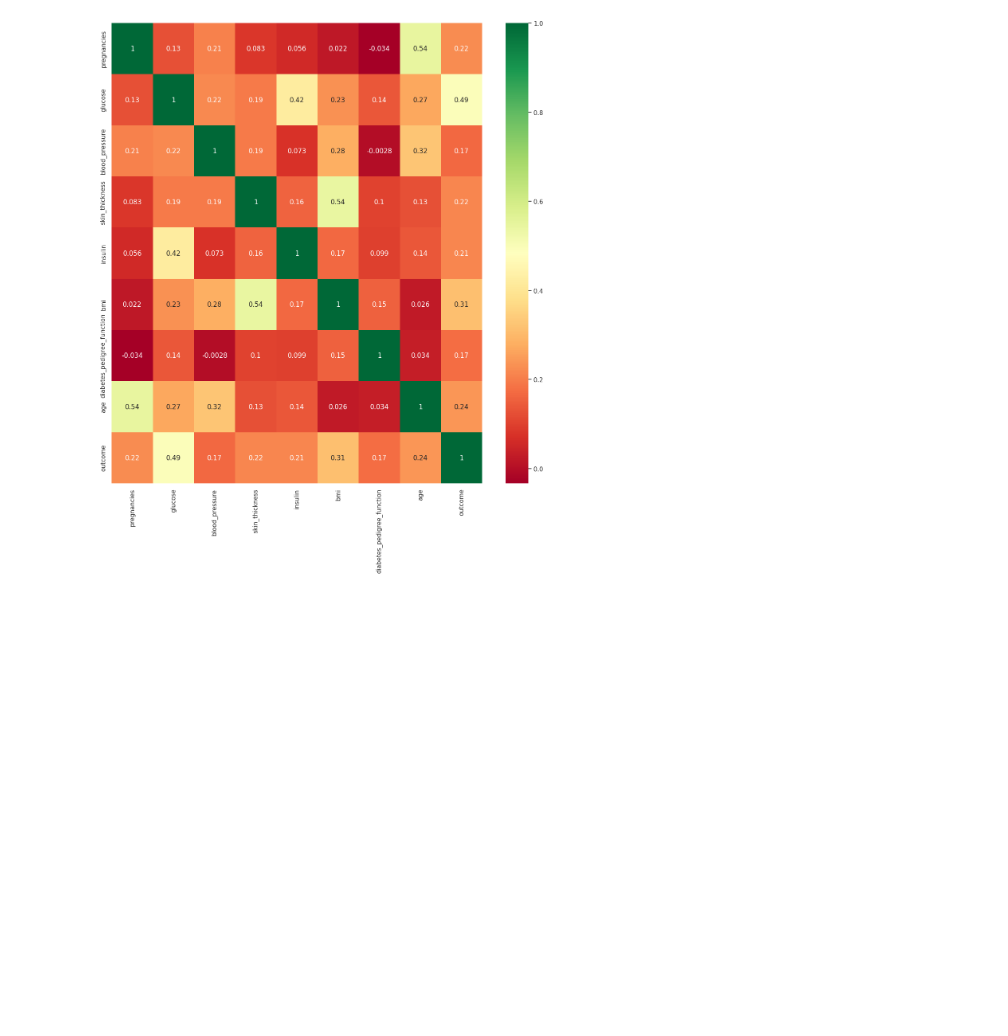
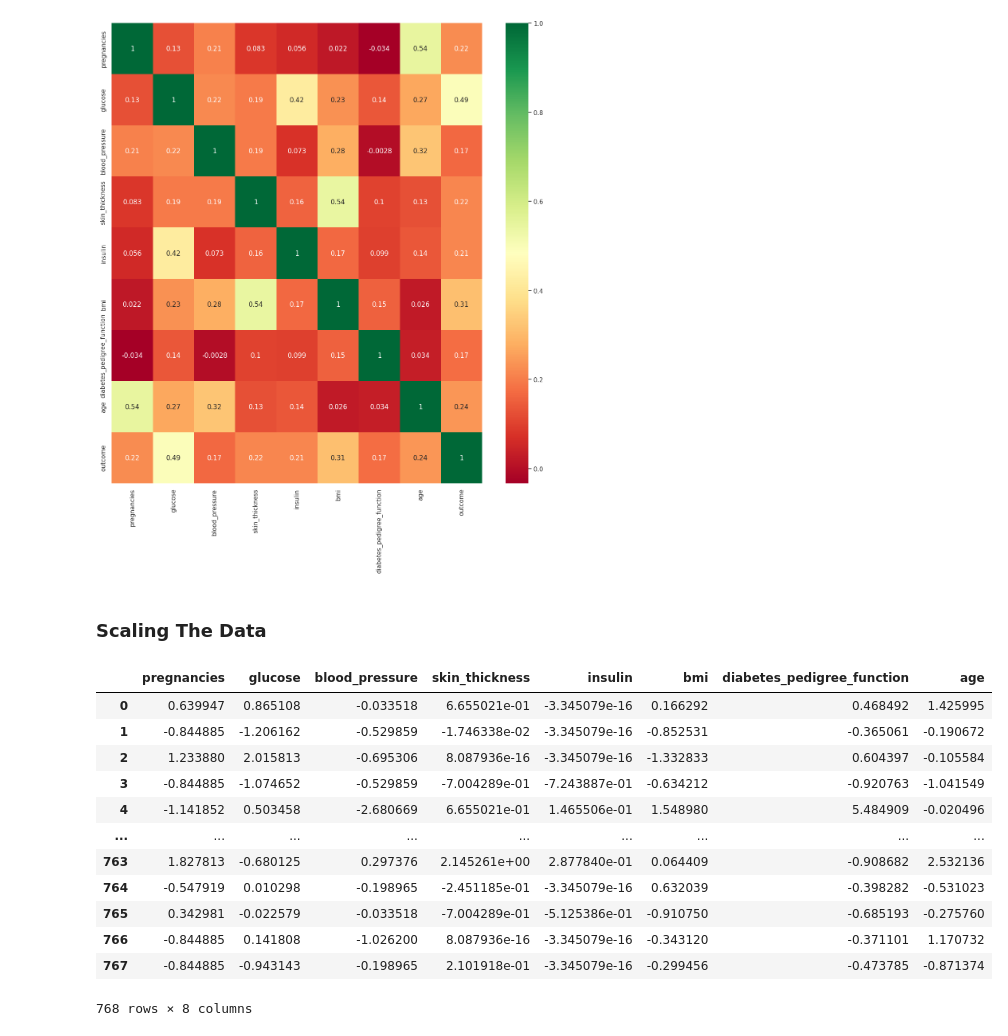
Before and after one commit to marina04-dev/Jupyter_Notebooks, a Jupyter notebook: Diabetes_Prediction.ipynb, the cells around one changed output. Drawn from its saved outputs; the diff is of its cells as text; code cells hidden in the pictures; blank space fills up the shorter version.

```diff
--- a/Diabetes_Prediction.ipynb
+++ b/Diabetes_Prediction.ipynb
@@ -284,3 +284,23 @@ plt.figure(figsize=(15,15))
 p = sns.heatmap(data.corr(), annot=True, cmap='RdYlGn')
 # %% [output]
 [figure]
+# %% [markdown]
+### **Scaling** **The** **Data**
+# %%
+scaler_X = StandardScaler()
+X = pd.DataFrame(scaler_X.fit_transform(data.drop('outcome', axis=1)), columns=data.drop('outcome', axis=1).columns)
+X
+# %% [output]
+|  | pregnancies | glucose | blood_pressure | skin_thickness | insulin | bmi | diabetes_pedigree_function | age |
+| 0 | 0.639947 | 0.865108 | -0.033518 | 6.655021e-01 | -3.345079e-16 | 0.166292 | 0.468492 | 1.425995 |
+| 1 | -0.844885 | -1.206162 | -0.529859 | -1.746338e-02 | -3.345079e-16 | -0.852531 | -0.365061 | -0.190672 |
+| 2 | 1.233880 | 2.015813 | -0.695306 | 8.087936e-16 | -3.345079e-16 | -1.332833 | 0.604397 | -0.105584 |
+| 3 | -0.844885 | -1.074652 | -0.529859 | -7.004289e-01 | -7.243887e-01 | -0.634212 | -0.920763 | -1.041549 |
+| 4 | -1.141852 | 0.503458 | -2.680669 | 6.655021e-01 | 1.465506e-01 | 1.548980 | 5.484909 | -0.020496 |
+| ... | ... | ... | ... | ... | ... | ... | ... | ... |
+| 763 | 1.827813 | -0.680125 | 0.297376 | 2.145261e+00 | 2.877840e-01 | 0.064409 | -0.908682 | 2.532136 |
+| 764 | -0.547919 | 0.010298 | -0.198965 | -2.451185e-01 | -3.345079e-16 | 0.632039 | -0.398282 | -0.531023 |
+| 765 | 0.342981 | -0.022579 | -0.033518 | -7.004289e-01 | -5.125386e-01 | -0.910750 | -0.685193 | -0.275760 |
+| 766 | -0.844885 | 0.141808 | -1.026200 | 8.087936e-16 | -3.345079e-16 | -0.343120 | -0.371101 | 1.170732 |
+| 767 | -0.844885 | -0.943143 | -0.198965 | 2.101918e-01 | -3.345079e-16 | -0.299456 | -0.473785 | -0.871374 |
+768 rows × 8 columns
```
Also changed, not shown: parts of 3 cells of this notebook.
